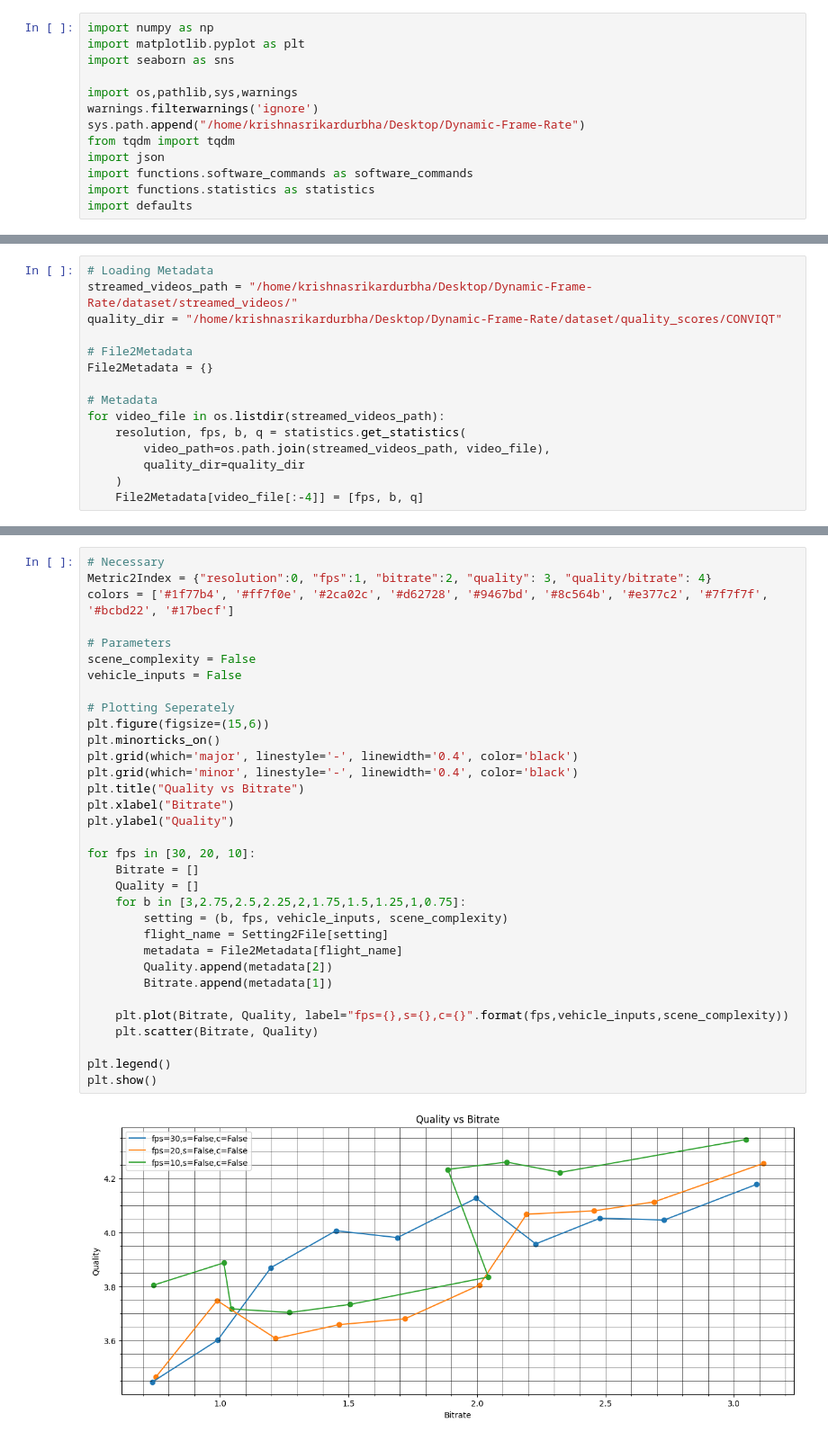
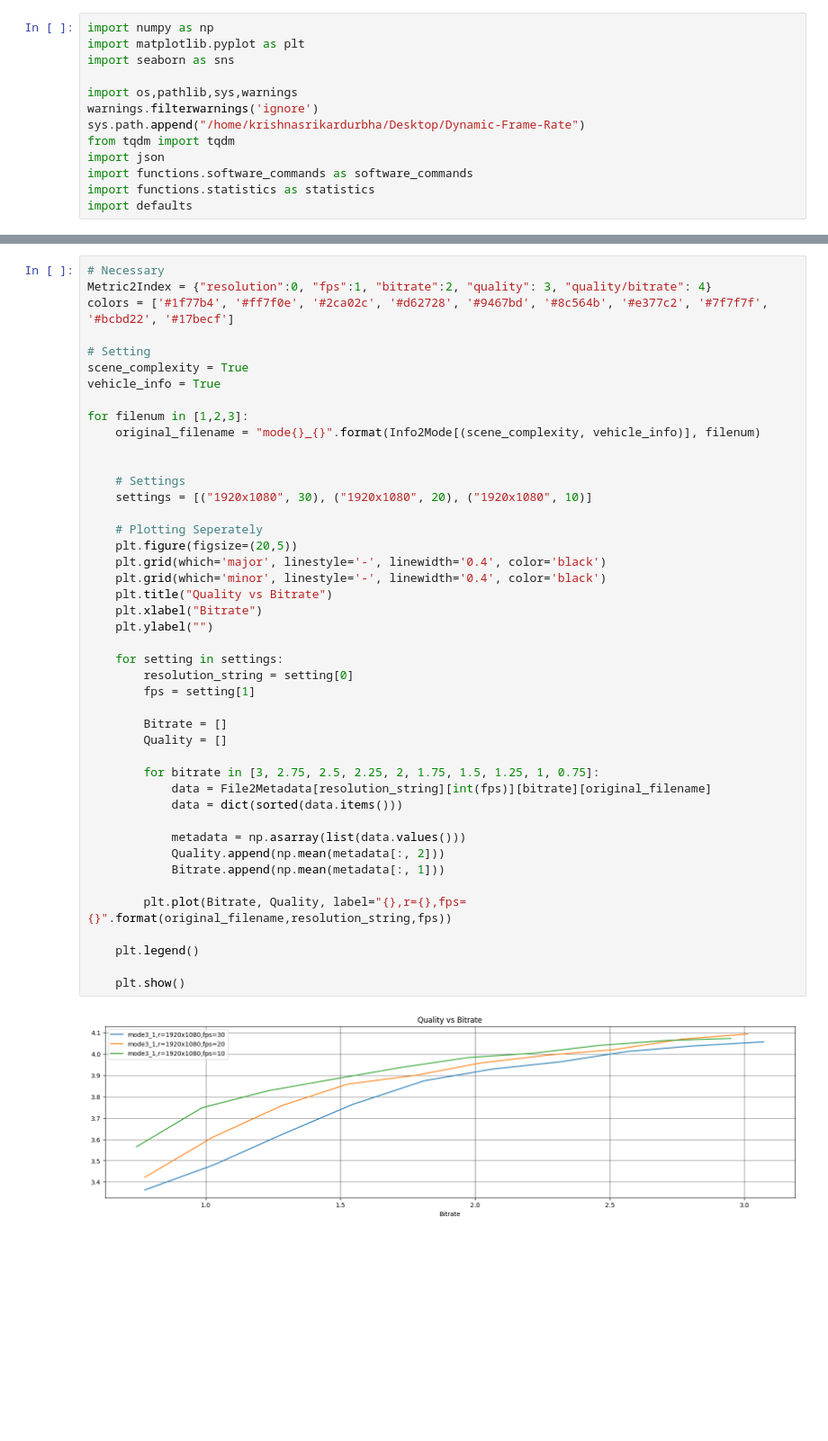
Before and after one commit to krishna-durbha-skydio/Dynamic-Frame-Rate, a Jupyter notebook: statistics/video_quality_analysis.ipynb, the cells around one changed output, grey strips where cells are left out. Shown at 90% size. Drawn from its saved outputs; the diff is of its cells as text; blank space fills up the shorter version.

Commit message:
Completed Work on Crossover Bitrates for changing framerates

```diff
--- a/statistics/video_quality_analysis.ipynb
+++ b/statistics/video_quality_analysis.ipynb
@@ -64,15 +19,0 @@ for bitrates, FlightIDs in Bitrate2Filenames_Maps:
-# %%
-# Loading Metadata
-streamed_videos_path = "/home/krishnasrikardurbha/Desktop/Dynamic-Frame-Rate/dataset/streamed_videos/"
-quality_dir = "/home/krishnasrikardurbha/Desktop/Dynamic-Frame-Rate/dataset/quality_scores/CONVIQT"
-
-# File2Metadata
-File2Metadata = {}
-
-# Metadata
-for video_file in os.listdir(streamed_videos_path):
-    resolution, fps, b, q = statistics.get_statistics(
-        video_path=os.path.join(streamed_videos_path, video_file),
-        quality_dir=quality_dir
-    )
-    File2Metadata[video_file[:-4]] = [fps, b, q]
@@ -83,35 +78,46 @@ Plotting Metrics vs Time
 # %%
 # Necessary
 Metric2Index = {"resolution":0, "fps":1, "bitrate":2, "quality": 3, "quality/bitrate": 4}
 colors = ['#1f77b4', '#ff7f0e', '#2ca02c', '#d62728', '#9467bd', '#8c564b', '#e377c2', '#7f7f7f', '#bcbd22', '#17becf']
 
-# Parameters
-scene_complexity = False
-vehicle_inputs = False
+# Setting
+scene_complexity = True
+vehicle_info = True
 
-# Plotting Seperately
-plt.figure(figsize=(15,6))
-plt.minorticks_on()
-plt.grid(which='major', linestyle='-', linewidth='0.4', color='black')
-plt.grid(which='minor', linestyle='-', linewidth='0.4', color='black')
-plt.title("Quality vs Bitrate")
-plt.xlabel("Bitrate")
-plt.ylabel("Quality")
+for filenum in [1,2,3]:
+    original_filename = "mode{}_{}".format(Info2Mode[(scene_complexity, vehicle_info)], filenum)
 
-for fps in [30, 20, 10]:
-    Bitrate = []
-    Quality = []
-    for b in [3,2.75,2.5,2.25,2,1.75,1.5,1.25,1,0.75]:
-        setting = (b, fps, vehicle_inputs, scene_complexity)
-        flight_name = Setting2File[setting]
-        metadata = File2Metadata[flight_name]
-        Quality.append(metadata[2])
-        Bitrate.append(metadata[1])
 
-    plt.plot(Bitrate, Quality, label="fps={},s={},c={}".format(fps,vehicle_inputs,scene_complexity))
-    plt.scatter(Bitrate, Quality)
+    # Settings
+    settings = [("1920x1080", 30), ("1920x1080", 20), ("1920x1080", 10)]
 
-plt.legend()
-plt.show()
+    # Plotting Seperately
+    plt.figure(figsize=(20,5))
+    plt.grid(which='major', linestyle='-', linewidth='0.4', color='black')
+    plt.grid(which='minor', linestyle='-', linewidth='0.4', color='black')
+    plt.title("Quality vs Bitrate")
+    plt.xlabel("Bitrate")
+    plt.ylabel("")
+
+    for setting in settings:
+        resolution_string = setting[0]
+        fps = setting[1]
+
+        Bitrate = []
+        Quality = []
+
+        for bitrate in [3, 2.75, 2.5, 2.25, 2, 1.75, 1.5, 1.25, 1, 0.75]:
+            data = File2Metadata[resolution_string][int(fps)][bitrate][original_filename]
+            data = dict(sorted(data.items()))
+
+            metadata = np.asarray(list(data.values()))
+            Quality.append(np.mean(metadata[:, 2]))
+            Bitrate.append(np.mean(metadata[:, 1]))
+
+        plt.plot(Bitrate, Quality, label="{},r={},fps={}".format(original_filename,resolution_string,fps))
+
+    plt.legend()
+
+    plt.show()
 # %% [output]
-[figure, old version]
+[figure, new version]
```
Also changed, not shown: parts of 13 cells of this notebook, 55 other files.
